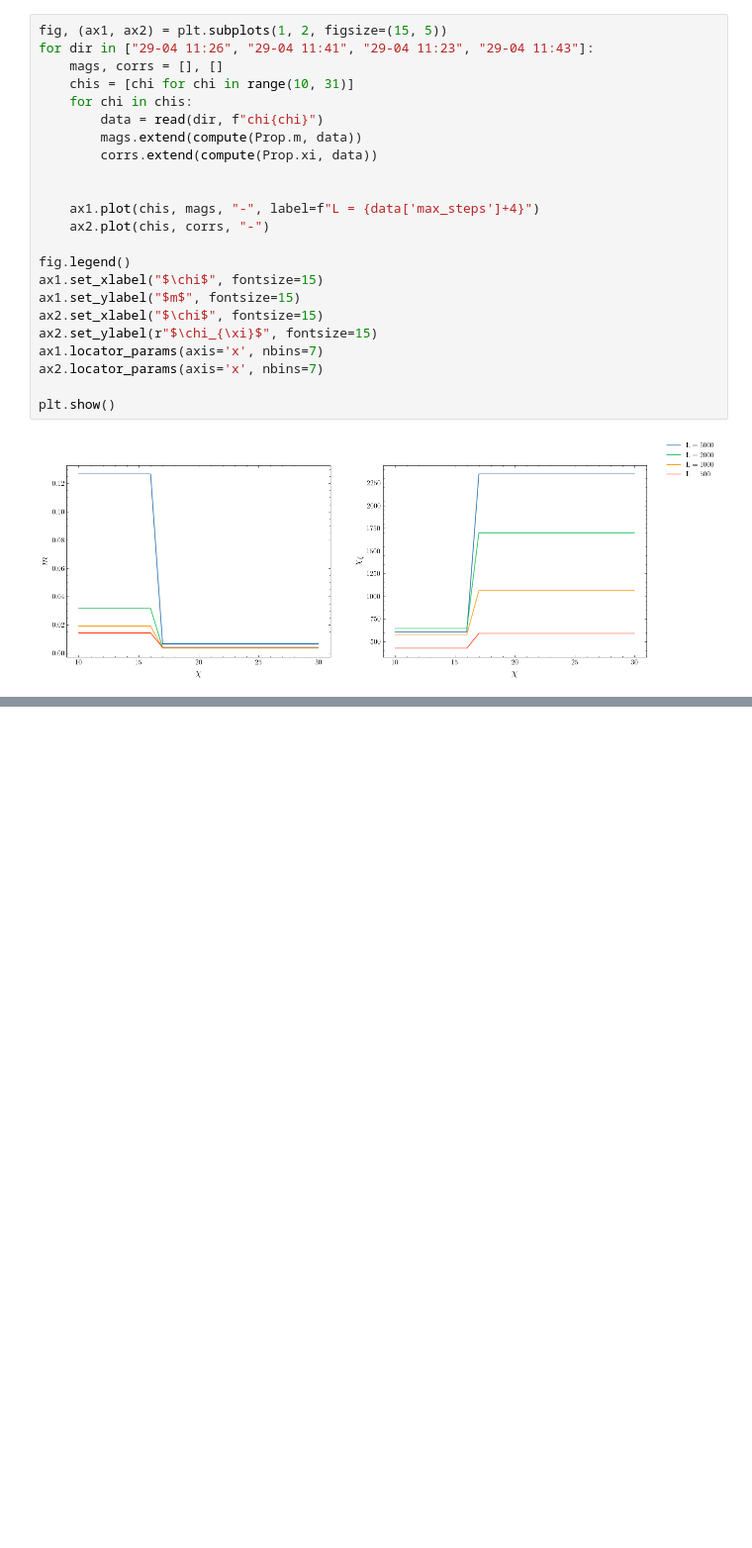
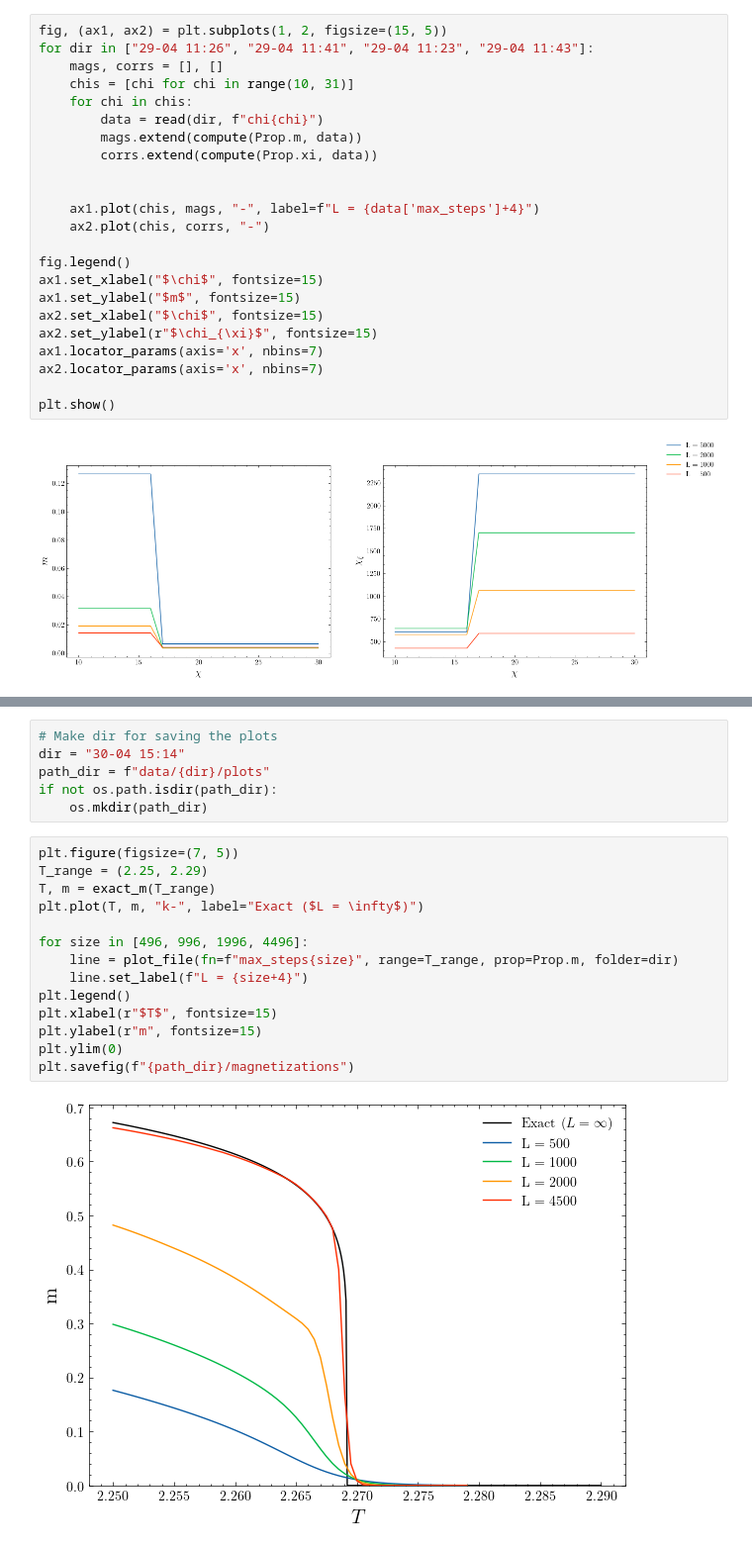
Before and after one commit to DerkNiessink/Blume, a Jupyter notebook: L_scaling.ipynb, the cells around one changed output, grey strips where cells are left out. Shown at 99% size. Drawn from its saved outputs; the diff is of its cells as text; blank space fills up the shorter version.

```diff
--- a/L_scaling.ipynb
+++ b/L_scaling.ipynb
@@ -96,0 +112,22 @@ FileNotFoundError: [Errno 2] No such file or directory: 'data/29-04 20:17/max_st
+# %%
+# Make dir for saving the plots
+dir = "30-04 15:14"
+path_dir = f"data/{dir}/plots"
+if not os.path.isdir(path_dir):
+    os.mkdir(path_dir)
+# %%
+plt.figure(figsize=(7, 5))
+T_range = (2.25, 2.29)
+T, m = exact_m(T_range)
+plt.plot(T, m, "k-", label="Exact ($L = \infty$)")
+
+for size in [496, 996, 1996, 4496]:
+    line = plot_file(fn=f"max_steps{size}", range=T_range, prop=Prop.m, folder=dir)
+    line.set_label(f"L = {size+4}")
+plt.legend()
+plt.xlabel(r"$T$", fontsize=15)
+plt.ylabel(r"m", fontsize=15)
+plt.ylim(0)
+plt.savefig(f"{path_dir}/magnetizations")
+# %% [output]
+[figure, added]
```
Also changed, not shown: parts of 27 cells of this notebook, 4 other files.
